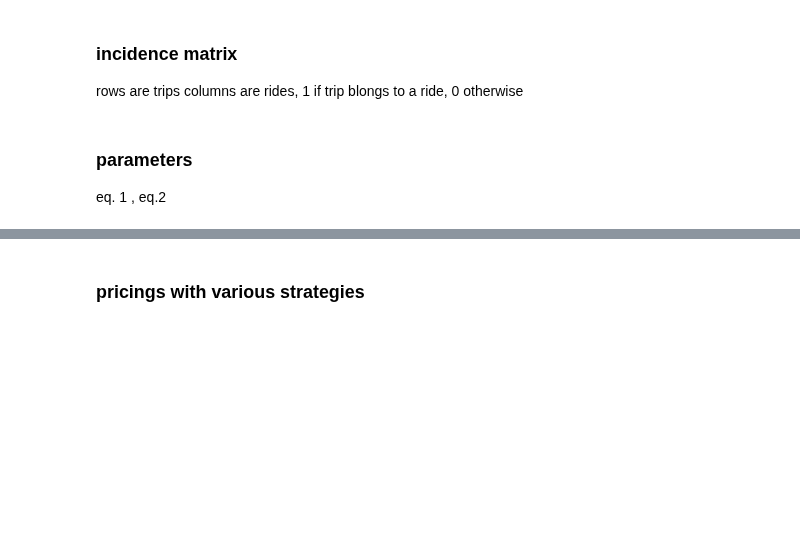
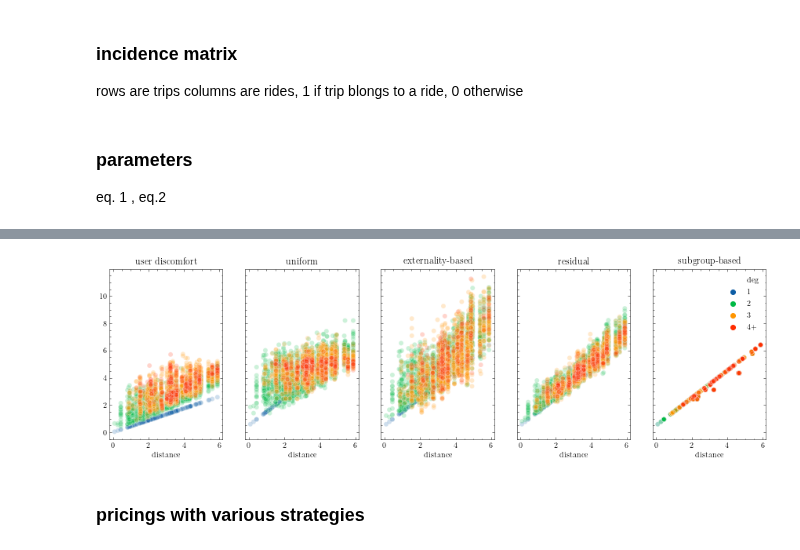
Before and after one commit to RafalKucharskiPK/ExMAS, a Jupyter notebook: ExMAS/spinoffs/game/pricings_showcase.ipynb, the cells around one changed output, grey strips where cells are left out. Drawn from its saved outputs; the diff is of its cells as text; code cells hidden in the pictures; blank space fills up the shorter version.

```diff
--- a/ExMAS/spinoffs/game/pricings_showcase.ipynb
+++ b/ExMAS/spinoffs/game/pricings_showcase.ipynb
@@ -66,3 +98,30 @@ inData = games.prepare_PoA(inData)
+# %%
+palette = sns.color_palette(colors[0:4])
+df['travel time'] = df['ttrav_sh']
+df['user discomfort'] = df['cost_user']
+cols = ['user discomfort','UNIFORM','EXTERNALITY','RESIDUAL','SUBGROUP']
+titles = ['user discomfort','uniform', 'externality-based','residual','subgroup-based']
+
+fig, axes = plt.subplots(1,len(cols), figsize = (len(cols)*3,4), sharey=True)
+df = inData.sblts.rides_multi_index
+df['deg'] = df.degree.apply(lambda x: '4+' if x>3 else str(x))
+df['distance'] = df['dist']/1000
+
+for i,col in enumerate(cols):
+
+
+    axes[i].set_title(titles[i])
+    sns.scatterplot(x='distance',y=col, data = df, ax = axes[i], hue = 'deg', alpha = 0.2, palette = palette)
+    axes[i].set_ylabel('')
+    if i<len(cols)-1:
+        axes[i].get_legend().remove()
+plf.savefig('f3.png')
+plt.tight_layout()
+plt.savefig('res_1.tiff', dpi = 600)
+plt.savefig('res_1.jpg', dpi = 600)
+plt.savefig('res_1.pdf', rasterized = True)
+# %% [output]
+[figure, added]
 # %% [markdown]
 ### pricings with various strategies
 # %%
```
Also changed, not shown: parts of 6 cells of this notebook, 7 other files.
